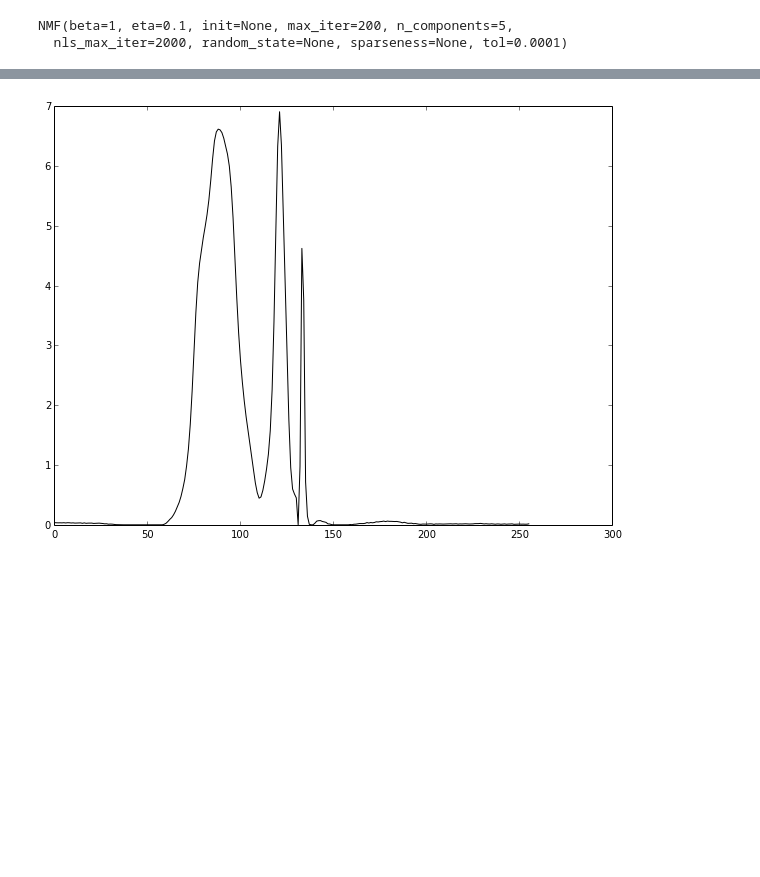
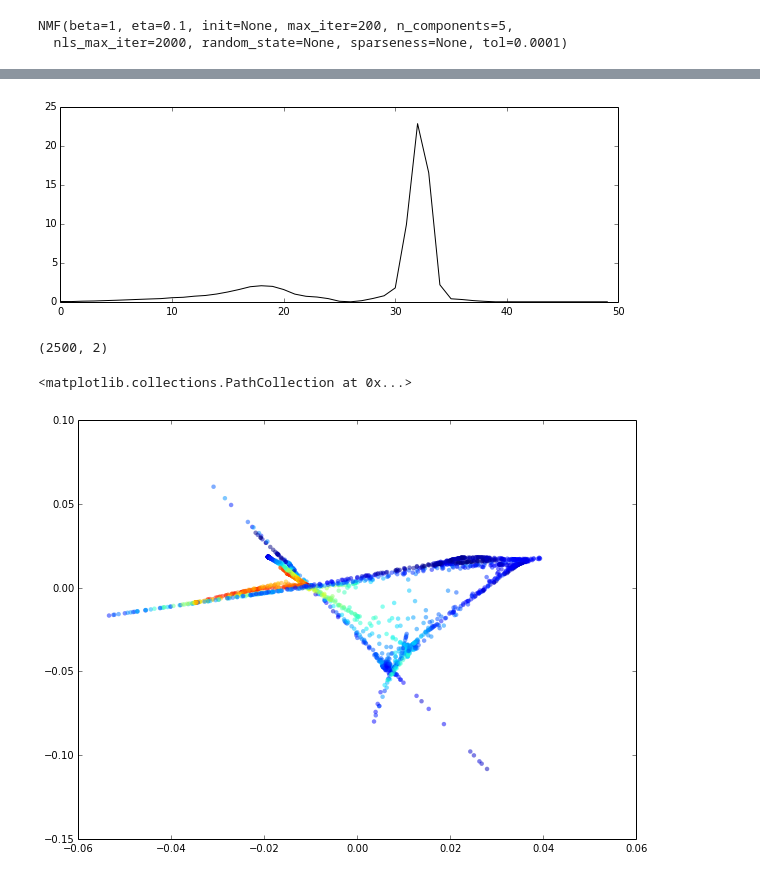
Before and after one commit to adrn/NYCastroML, a Jupyter notebook: hacks/GALFA Dimension Hack.ipynb, the cells around one changed output, grey strips where cells are left out. Saved outputs shown, nothing was run; the diff lists cells and outputs as text; code cells hidden in the pictures; blank space fills up the shorter version.

```diff
--- a/hacks/GALFA Dimension Hack.ipynb
+++ b/hacks/GALFA Dimension Hack.ipynb
@@ -31,7 +31,12 @@ plt.show()
 [figure]
 # %%
 cv = cube.view()
+cvsub = cv.view()
+cvsub = cvsub[100:150, 100:150, 100:150]
+cv2dsub = np.reshape(cvsub, (50, 50*50) )
+cv2drsub = cv2dsub.T
 cv2d = np.reshape(cv, (256, 256*256) )
 cv2dr = cv2d.T
 cv2dr.shape
+cv2drsub.shape
 # %% [output]
@@ -46,9 +51,9 @@ plt.show()
 # %%
 nmf = NMF(n_components=5)
 # %%
-cv2dr = cv2dr.clip(min=0, max=None)
+cv2drsub = cv2drsub.clip(min=0, max=None)
 # %%
-nmf.fit(cv2dr)
+nmf.fit(cv2drsub)
 # %% [output]
 NMF(beta=1, eta=0.1, init=None, max_iter=200, n_components=5,
   nls_max_iter=2000, random_state=None, sparseness=None, tol=0.0001)
@@ -68,7 +73,7 @@ plt.show()
 # %%
-c0 = comp[4, ]
-fig, ax = plt.subplots(figsize=(10,7.5))
+c0 = comp[1, ]
+fig, ax = plt.subplots(figsize=(10,3.5))
 ax.plot(c0, markersize=2, color='black')
 plt.show()
 # %% [output]
-[figure, old version]
+[figure, new version]
@@ -74,0 +87,12 @@ plt.show()
+# %%
+prj.shape
+# %% [output]
+(2500, 2)
+# %%
+fig, ax = plt.subplots(figsize=(10,7.5))
+other = np.reshape(im0, 50*50)
+ax.scatter(prj[:,0], prj[:,1], c=other,
+           marker='o', edgecolor='none', alpha=0.5)
+# %% [output]
+<matplotlib.collections.PathCollection at 0x...>
+[figure, added]
```
Also changed, not shown: parts of 5 cells of this notebook.
